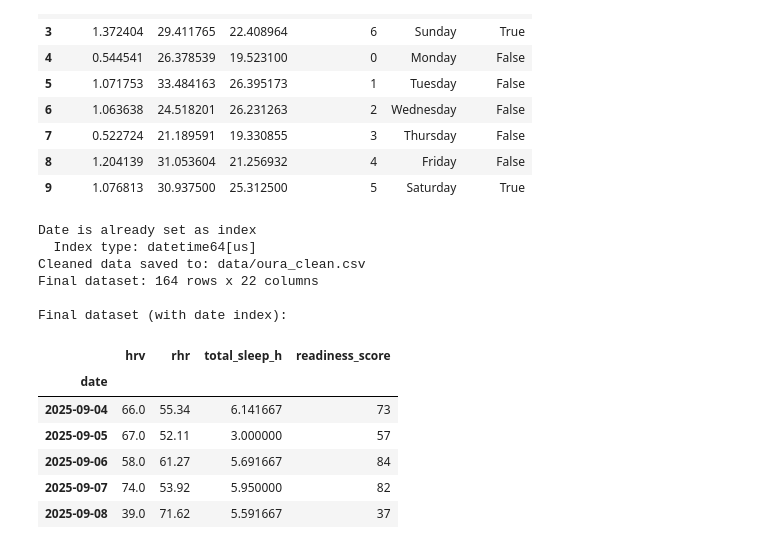
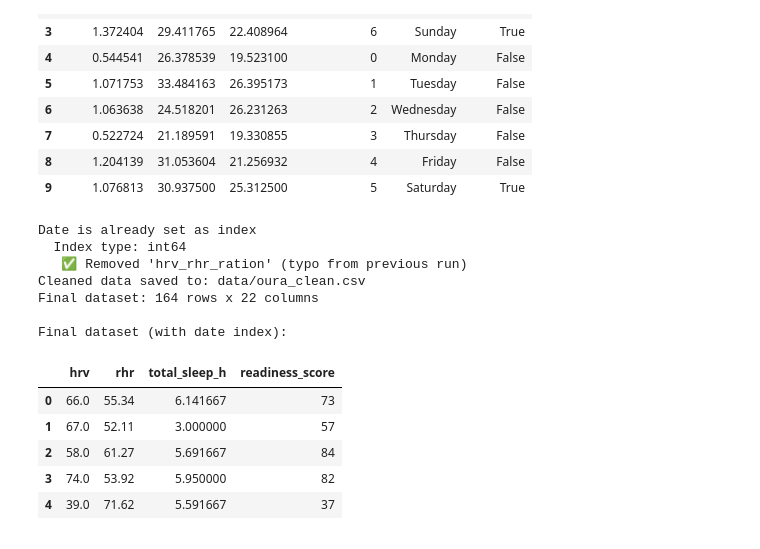
Before and after one commit to TimHnmn/custom-readiness-score, a Jupyter notebook: notebooks/01_data_cleaning.ipynb, the cells around one changed output. Cells and saved outputs as stored; diff of their text form; code cells hidden in the pictures.

```diff
--- a/notebooks/01_data_cleaning.ipynb
+++ b/notebooks/01_data_cleaning.ipynb
@@ -246,28 +237,32 @@ New features:
 # %%
 # SAVE CLEANED DATASET
 
 print("Date is already set as index")
 print(f"  Index type: {df_clean.index.dtype}")
+
+if 'hrv_rhr_ration' in df_clean.columns:
+    df_clean = df_clean.drop('hrv_rhr_ration', axis=1)
+    print("   ✅ Removed 'hrv_rhr_ration' (typo from previous run)")
 
 # Save to CSV (with date as index)
 df_clean.to_csv('/Users/tim/Projects/custom-readiness-score/data/oura_clean.csv')
 
 print(f"Cleaned data saved to: data/oura_clean.csv")
 print(f"Final dataset: {df_clean.shape[0]} rows x {df_clean.shape[1]} columns")
 
 print("\nFinal dataset (with date index):")
 display(df_clean[['hrv', 'rhr', 'total_sleep_h', 'readiness_score']].head())
 # %% [output]
 Date is already set as index
-  Index type: datetime64[us]
+  Index type: int64
+   ✅ Removed 'hrv_rhr_ration' (typo from previous run)
 Cleaned data saved to: data/oura_clean.csv
 Final dataset: 164 rows x 22 columns
 
 Final dataset (with date index):
 |  | hrv | rhr | total_sleep_h | readiness_score |
-| date |  |  |  |  |
-| 2025-09-04 | 66.0 | 55.34 | 6.141667 | 73 |
-| 2025-09-05 | 67.0 | 52.11 | 3.000000 | 57 |
-| 2025-09-06 | 58.0 | 61.27 | 5.691667 | 84 |
-| 2025-09-07 | 74.0 | 53.92 | 5.950000 | 82 |
-| 2025-09-08 | 39.0 | 71.62 | 5.591667 | 37 |
+| 0 | 66.0 | 55.34 | 6.141667 | 73 |
+| 1 | 67.0 | 52.11 | 3.000000 | 57 |
+| 2 | 58.0 | 61.27 | 5.691667 | 84 |
+| 3 | 74.0 | 53.92 | 5.950000 | 82 |
+| 4 | 39.0 | 71.62 | 5.591667 | 37 |
```
Also changed, not shown: parts of 7 cells of this notebook, 3 other files.
